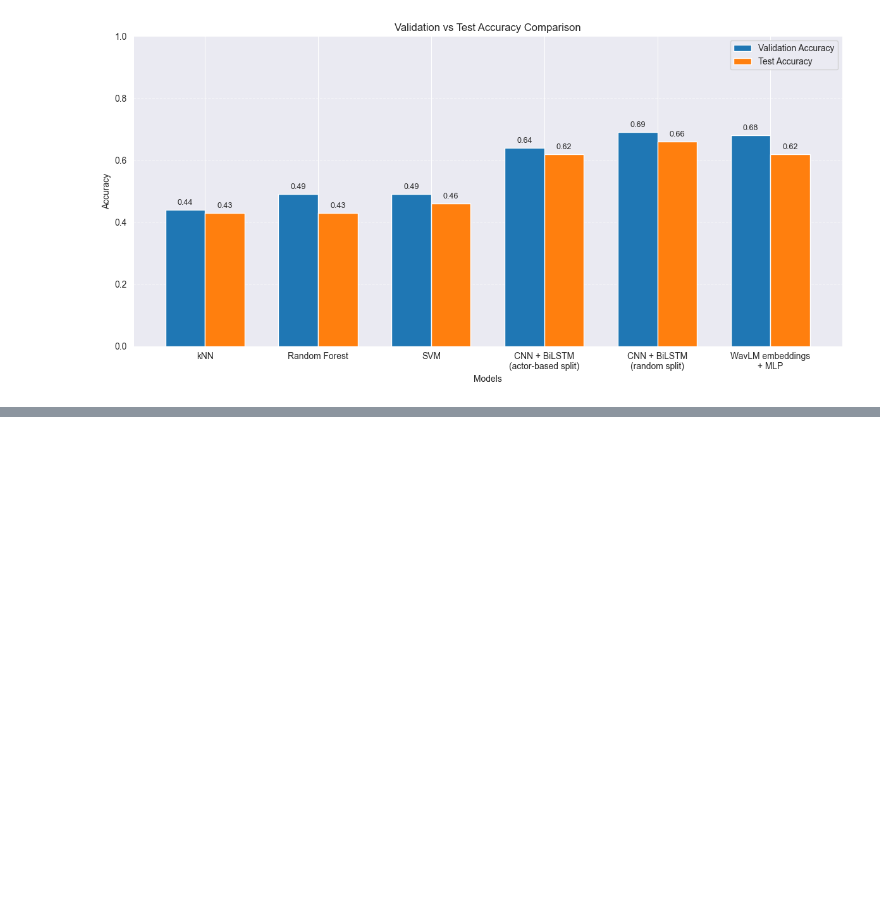
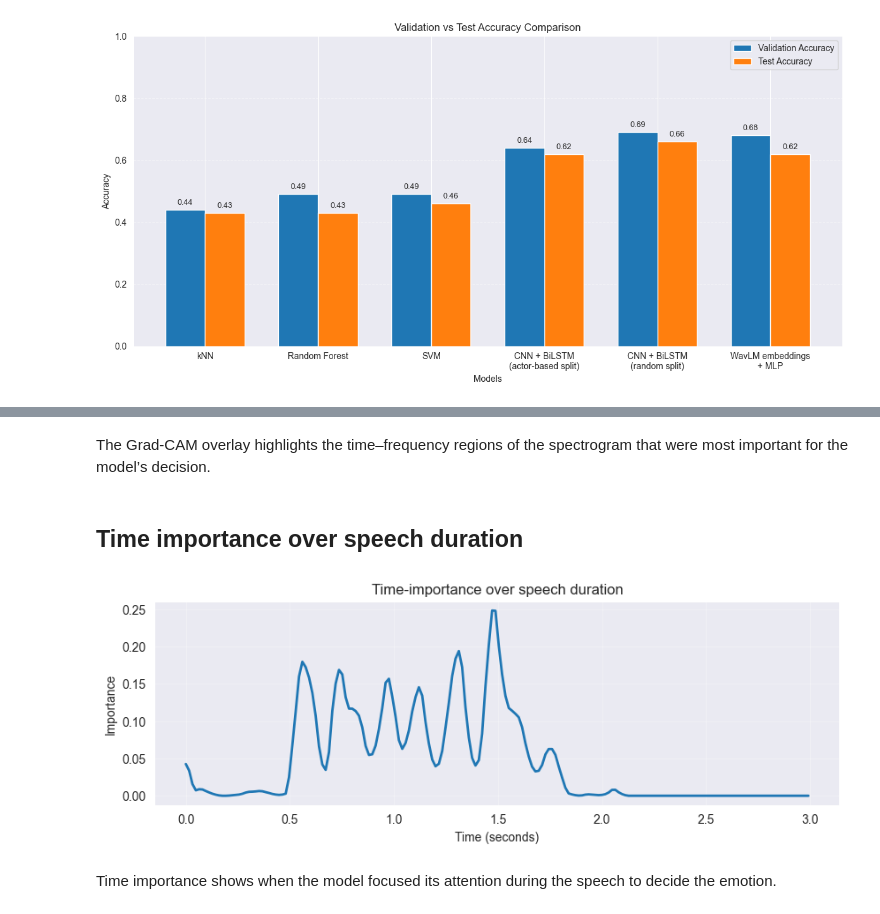
Before and after one commit to Preslavva/EmoReco, a Jupyter notebook: ModelApp.ipynb, the cells around one changed output, grey strips where cells are left out. Drawn from its saved outputs; the diff is of its cells as text; code cells hidden in the pictures; blank space fills up the shorter version.

```diff
--- a/ModelApp.ipynb
+++ b/ModelApp.ipynb
@@ -1001,0 +1342,20 @@ plt.show()
+# %% [markdown]
+The Grad-CAM overlay highlights the time–frequency regions of the spectrogram that were most important for the model’s decision.
+# %% [markdown]
+## Time importance over speech duration
+# %%
+time_importance = cam.mean(axis=0)
+# %%
+times = np.arange(len(time_importance)) * (HOP_LENGTH / SAMPLE_RATE)
+
+plt.figure(figsize=(10, 3))
+plt.plot(times, time_importance, linewidth=2)
+plt.xlabel("Time (seconds)")
+plt.ylabel("Importance")
+plt.title("Time-importance over speech duration")
+plt.grid(True, alpha=0.3)
+plt.show()
+# %% [output]
+[figure, added]
+# %% [markdown]
+Time importance shows when the model focused its attention during the speech to decide the emotion.
```
Also changed, not shown: parts of 12 cells of this notebook, 3 other files.
